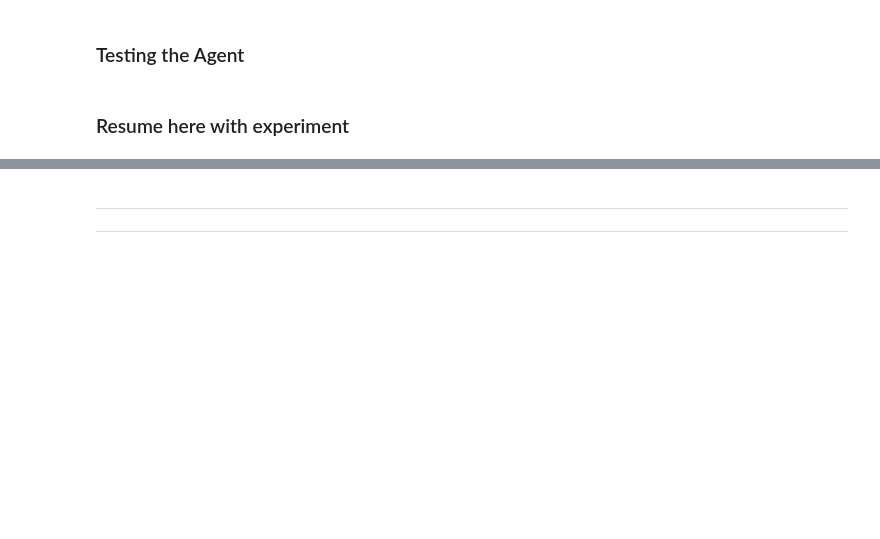
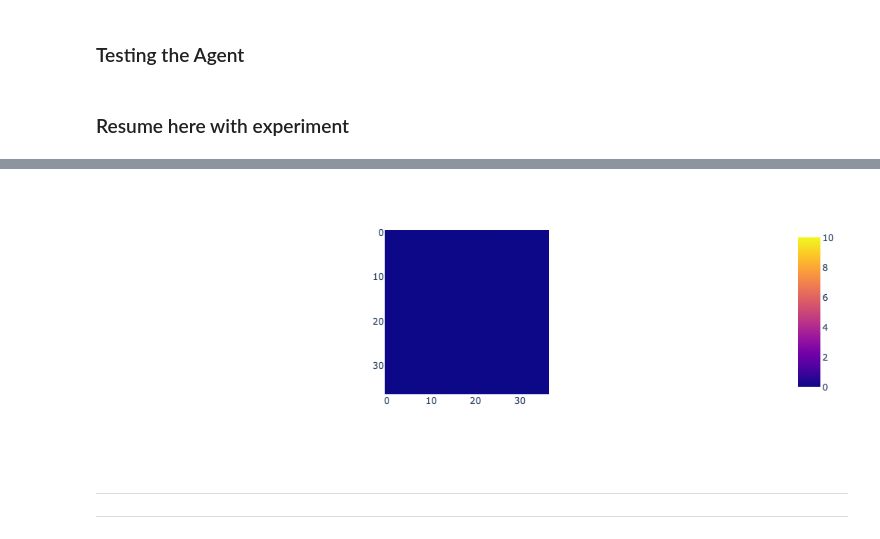
Before and after one commit to jogrady23/rl-solar, a Jupyter notebook: rl_agent/dev/initial_q_learning_agent/q_learning_agent.ipynb, the cells around one changed output, grey strips where cells are left out. Cells and saved outputs as stored; diff of their text form; code cells hidden in the pictures; blank space fills up the shorter version.

Commit message:
progress but having convergence issues

```diff
--- a/rl_agent/dev/initial_q_learning_agent/q_learning_agent.ipynb
+++ b/rl_agent/dev/initial_q_learning_agent/q_learning_agent.ipynb
@@ -192,6 +205,6 @@ class SolarAgent:
 # %%
 data_path = '../../../rl_agent/simulation_data/data/corrected_motors/run_5_kitchen_no_lights.csv'
 env = SolarEnv(reward_data_path=data_path, shape=(37,37))
-agent = SolarAgent(step_size=0.1, epsilon=0.05, discount_factor=0.1, initialization_value=10, env=env)
+agent = SolarAgent(step_size=0.5, epsilon=0.2, discount_factor=0.1, initialization_value=1.0, env=env)
 # %% [markdown]
 ### Resume here with experiment
@@ -197,0 +215,3 @@ agent = SolarAgent(step_size=0.1, epsilon=0.05, discount_factor=0.1, initializat
+# %%
+for i in range(1, 8000):
+    agent.agent_step()
@@ -198,11 +227,14 @@ agent = SolarAgent(step_size=0.1, epsilon=0.05, discount_factor=0.1, initializat
 # %%
 steps = 10000
-array_list = []
+interval = 10
+progress_dict = {}
 agent.agent_start()
-for i in range(steps):
+for i in tqdm(range(steps + 1)):
+    print(i)
     agent.agent_step()
-    if i%100 == 0:
-        array_list.append(agent.get_state_value_array())
-        print('Step: ', i)
-        print('Total power: ', agent.get_agent_energy())
+    if i%interval == 0:
+        progress_dict[str(i)] = {
+            'state_value': agent.get_state_value_array(),
+            'total_power': agent.get_agent_energy()
+        }
 # %% [output]
@@ -225,0 +364,4 @@ Total power:  34.16488200000011
+# %%
+px.imshow(progress_dict['0']['state_value'], zmax=10, zmin=0.0)
+# %% [output]
+[figure, added]
```
Also changed, not shown: parts of 11 cells of this notebook.
